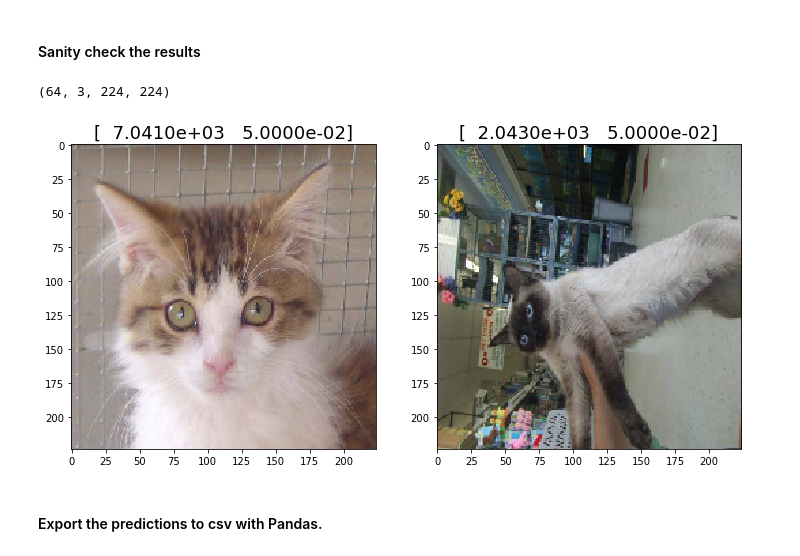
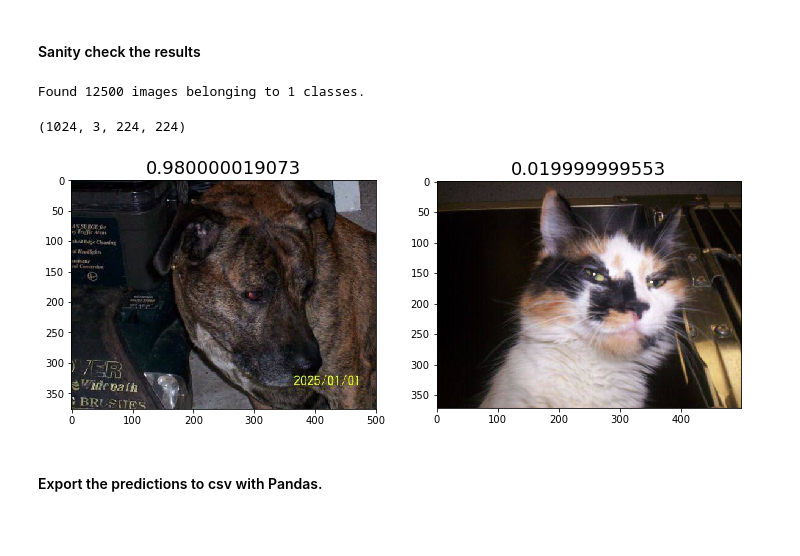
Before and after one commit to slavivanov/fast.ai, a Jupyter notebook: cats-dogs.ipynb, the cells around one changed output. Saved outputs shown, nothing was run; the diff lists cells and outputs as text; code cells hidden in the pictures; blank space fills up the shorter version.

```diff
--- a/cats-dogs.ipynb
+++ b/cats-dogs.ipynb
@@ -201,0 +373,9 @@ KeyboardInterrupt:
+# %%
+checkpoint = get_checkpoint('VGG16-Features', period=5)
+batch_size = 1024
+model_fast.fit(train_features, train_labels,
+               shuffle=True,
+               nb_epoch=10,
+               validation_data=(valid_features, valid_labels),
+               batch_size=batch_size,
+               callbacks=[checkpoint])
@@ -317,10 +540,11 @@ plot_files(filenames[sort_indexes],
 # %% [markdown]
 #### Prepare predictions for test set
 # %%
-test_predictions = model.predict_generator(test, val_samples=test.nb_sample)
+# test_predictions = model.predict_generator(test, val_samples=test.nb_sample)
+test_predictions = model_fast.predict(test_features, batch_size=batch_size)
 # %%
 # get path to test files
-test_filepaths = test.filenames
+test_filepaths = test_filenames
 
 
 def filter_test_filepath(filepath):
@@ -336,7 +560,7 @@ test_ids = [filter_test_filepath(filepath)
 dog_predictions = test_predictions[:, 1]
 # %%
 # Trim the predictions, so that we are not penalized for confident mistakes
-predictions_trim = np.clip(dog_predictions, 0.05, 0.95)
+predictions_trim = np.clip(dog_predictions, 0.02, 0.98)
 # %%
 predictions = np.stack([test_ids, predictions_trim], axis=1)
 # %%
@@ -352,16 +576,19 @@ test = get_batch(os.path.join(path, 'test/'),
                  class_mode=None)
 test_batch = test.next()
 start = 0
+# %% [output]
+Found 12500 images belonging to 1 classes.
 # %%
 test_batch.shape
 # %% [output]
-(64, 3, 224, 224)
+(1024, 3, 224, 224)
 # %%
 start = start + 2
 end = start + 2
-plots(test_batch[start:end], titles=predictions[start:end])
+full_paths = [os.path.join('test', filename) for filename in test_filenames]
+plot_files(full_paths[start:end], titles=predictions[start:end, 1])
 # %% [output]
-[figure, old version]
+[figure, new version]
 # %% [markdown]
 #### Export the predictions to csv with Pandas.
 # %%
```
Also changed, not shown: parts of 53 cells of this notebook.
